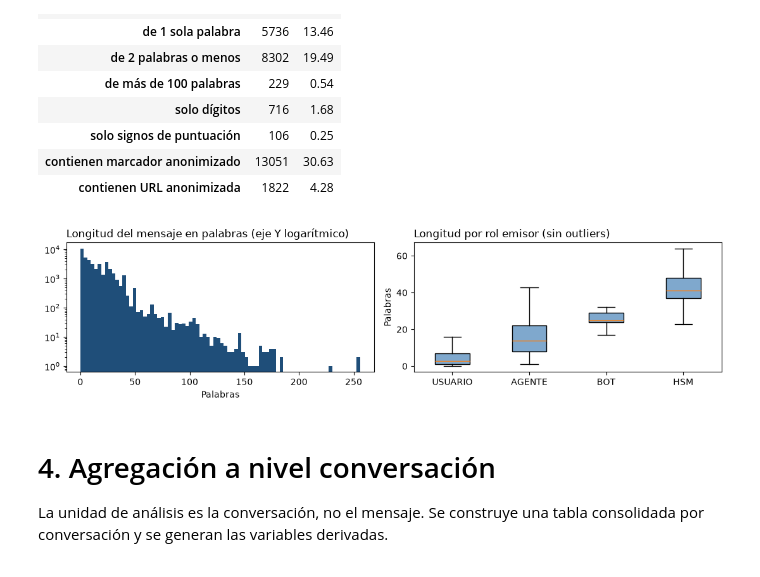
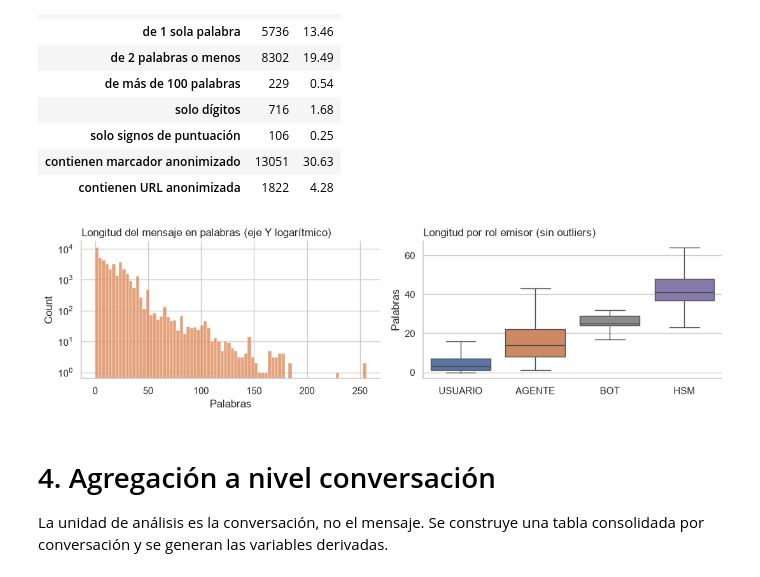
Before and after one commit to Andr3sMor/Nexa-EDA, a Jupyter notebook: notebooks/00_EDA.ipynb, the cells around one changed output. Drawn from its saved outputs; the diff is of its cells as text; code cells hidden in the pictures.

```diff
--- a/notebooks/00_EDA.ipynb
+++ b/notebooks/00_EDA.ipynb
@@ -2,9 +2,20 @@
 import pandas as pd
 import numpy as np
 import matplotlib.pyplot as plt
+import seaborn as sns
 import re
 from collections import Counter
 from IPython.display import display
+
+sns.set_theme(style='whitegrid', context='notebook')
+
+# Paleta fija por rol para todo el notebook. El verde y el rojo se dejan
+# libres a proposito: se reservan para lo que sea positivo o negativo de
+# verdad (el signo de una correlacion, un outlier), no para distinguir
+# roles que no tienen carga de valor.
+PALETA_ROLES = {'USUARIO': '#4C72B0', 'AGENTE': '#DD8452', 'BOT': '#8C8C8C', 'HSM': '#8172B2'}
+VERDE = '#2E7D32'
+ROJO = '#C62828'
 # %%
 df = pd.read_excel("../Prueba 2/Base sintetica conversaciones.xlsx")
 # %% [markdown]
@@ -365,23 +379,23 @@ pd.DataFrame({'n': casos, '%': (casos/len(df)*100).round(2)})
 | contienen marcador anonimizado | 13051 | 30.63 |
 | contienen URL anonimizada | 1822 | 4.28 |
 # %%
-fig, ax = plt.subplots(1, 2, figsize=(11, 3))
+fig, ax = plt.subplots(1, 2, figsize=(11, 3.2))
 
-ax[0].hist(df.n_palabras, bins=80, color='#1f4e79')
+sns.histplot(df.n_palabras, bins=80, color=PALETA_ROLES['AGENTE'], ax=ax[0])
 ax[0].set_yscale('log')
 ax[0].set_title('Longitud del mensaje en palabras (eje Y logarítmico)', loc='left')
 ax[0].set_xlabel('Palabras')
 
-datos = [df.loc[df.de == r, 'n_palabras'].values for r in df.de.value_counts().index]
-bp = ax[1].boxplot(datos, tick_labels=df.de.value_counts().index, patch_artist=True, showfliers=False)
-for caja in bp['boxes']:
-    caja.set_facecolor('#7fa8cd')
+orden = df.de.value_counts().index
+sns.boxplot(data=df, x='de', y='n_palabras', order=orden, hue='de',
+            palette=PALETA_ROLES, legend=False, showfliers=False, ax=ax[1])
 ax[1].set_title('Longitud por rol emisor (sin outliers)', loc='left')
-ax[1].set_ylabel('Palabras')
+ax[1].set_ylabel('Palabras'); ax[1].set_xlabel('')
 
+sns.despine()
 plt.tight_layout(); plt.show()
 # %% [output]
-[figure, old version]
+[figure, new version]
 # %% [markdown]
 # 4. Agregación a nivel conversación
 
```
Also changed, not shown: parts of 6 cells of this notebook, 32 other files.
